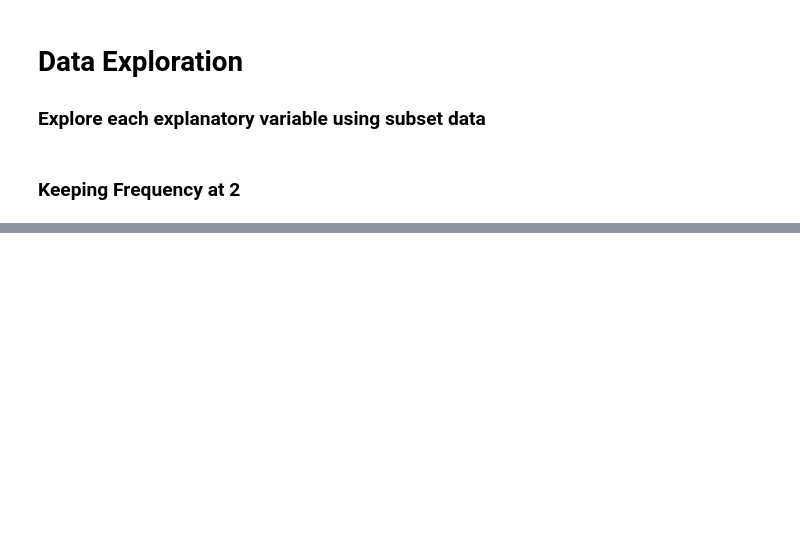
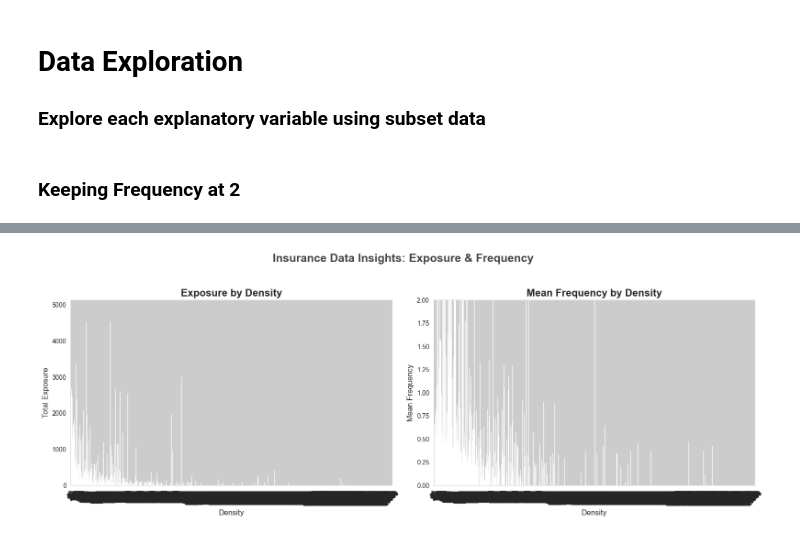
Before and after one commit to Pavan-jangid-here/ML-Projects, a Jupyter notebook: 5. French Motor Claims/Data Exploration.ipynb, the cells around one changed output, grey strips where cells are left out. Cells and saved outputs as stored; diff of their text form; code cells hidden in the pictures; blank space fills up the shorter version.

```diff
--- a/5. French Motor Claims/Data Exploration.ipynb
+++ b/5. French Motor Claims/Data Exploration.ipynb
@@ -148,0 +150,4 @@ plotBarCharts(df, "BonusMalus", 2)
+# %%
+plotBarCharts(df, "Density", 2)
+# %% [output]
+[figure, added]
```
Also changed, not shown: parts of 15 cells of this notebook.
